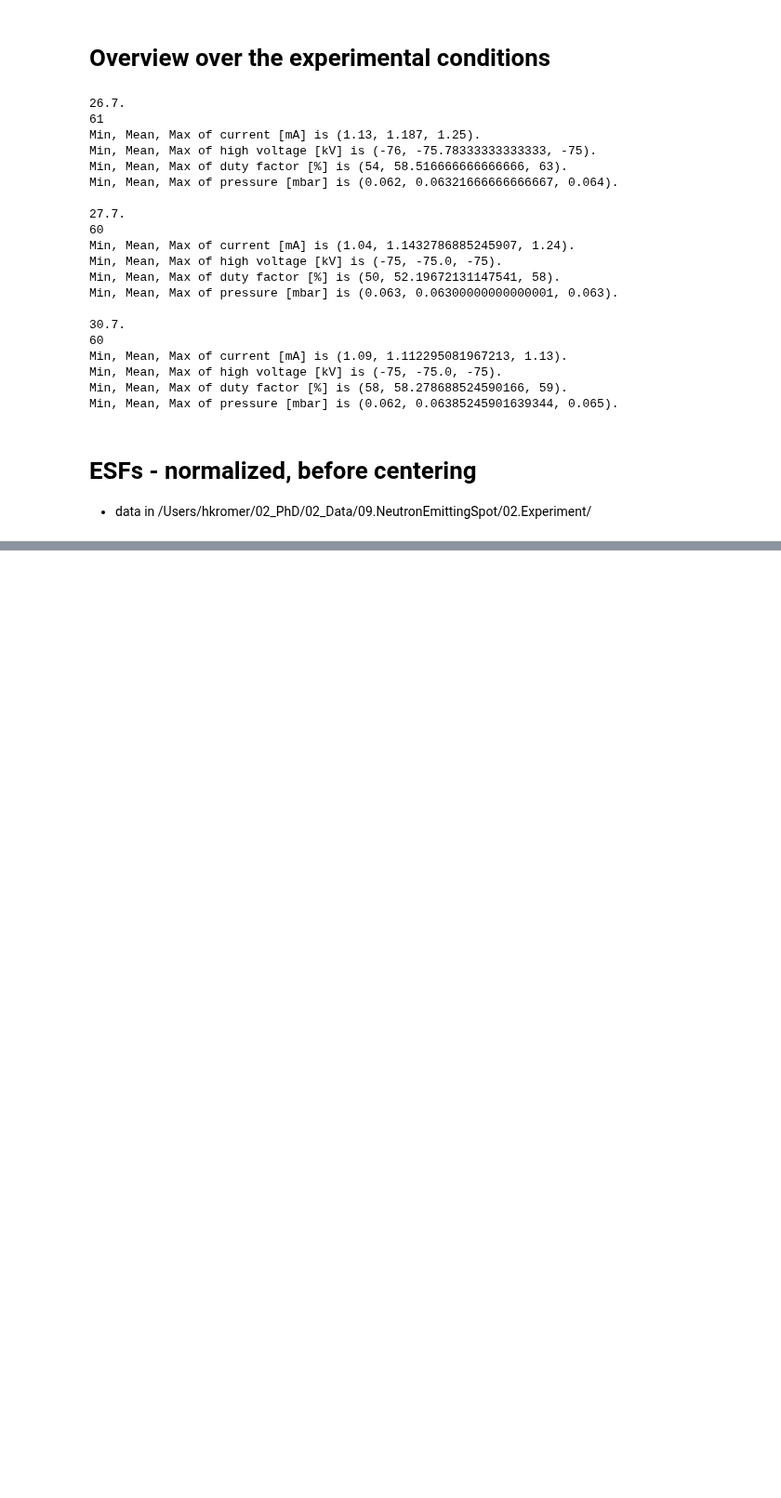
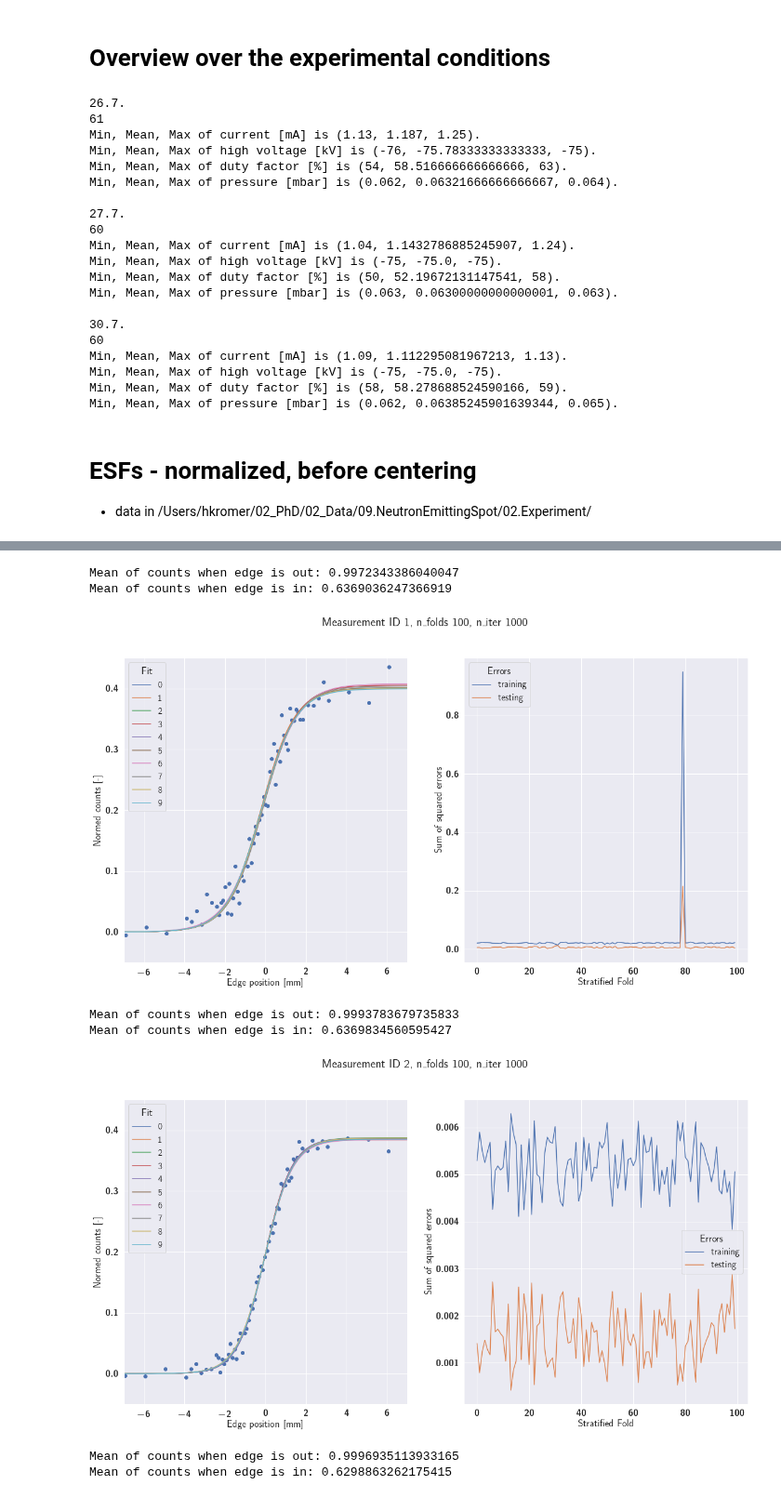
Before and after one commit to kromerh/phd_python, a Jupyter notebook: 04_emitting_spot_size/02.Experiment.withErrorsAndOptimize.ipynb, the cells around one changed output, grey strips where cells are left out. Shown at 93% size. Saved outputs shown, nothing was run; the diff lists cells and outputs as text; code cells hidden in the pictures; blank space fills up the shorter version.

```diff
--- a/04_emitting_spot_size/02.Experiment.withErrorsAndOptimize.ipynb
+++ b/04_emitting_spot_size/02.Experiment.withErrorsAndOptimize.ipynb
@@ -1192,0 +561,69 @@ np.linspace(0,2.5,2.5/99)
+# %%
+def normalize(data, col, threshold=-4):
+    """
+    Normalize the data based on column col with threshold
+    """
+    norm = data[ data.loc[:, 'edge_pos_centered'] < -4 ].loc[:, 'cps_new_normed'].mean()
+
+    data[col] = data[col] - norm # shift so that left side is 0
+    return data
+# %%
+train_size = 0.95
+n_folds = 100
+n_iter = 1000
+FWHMs = []
+all_p_finals = []
+all_training_errors = []
+
+for ID in datasets.keys():
+    data = datasets[ID]
+    # normalize the counts and so on
+    data = process_data(data)
+    data = center_dataset(data, colname='cps_new_normed')
+    datasets_processed[ID] = data
+
+    threshold = -5 # smaller then -4: edge is fully in
+    data = normalize(data, col='cps_new_normed', threshold=threshold) # normalize the y values when edge fully in
+
+    X = data['edge_pos_centered'].values
+    Y = data['cps_new_normed'].values
+
+    # p_finals, training_errors, testing_errors = compare_models(X, Y, train_size=0.8, n_folds=50, n_iter=50)
+    p_finals, training_errors, testing_errors = compare_models(X, Y, train_size, n_folds, n_iter)
+    p_finals_sample = p_finals[0:10]
+    all_p_finals.append(p_finals)
+    all_training_errors.append(training_errors)
+    c = 2.*np.log(3 + 2 *np.sqrt(2))
+    FWHMs.append(c * np.abs( np.asarray(p_finals)[:,2]) )
+    sns.set(font_scale=1.5, context='notebook')
+    fig, axs = plt.subplots(1, 2, figsize=(20, 10))
+    fig.suptitle(f'Measurement ID {ID}, n\_folds {n_folds}, n\_iter {n_iter}')
+    x = np.linspace(-10,10,1000)
+
+    for ii, p in enumerate(p_finals_sample):
+        Y_pred = model(x, *p)
+        axs[0].plot(x, Y_pred, label=str(ii))
+
+#     axs[0].plot(X_fit, Y_fit, '--', color='red', label='curve\_fit')
+    axs[0].scatter(X, Y)
+    axs[0].set_xlim(-7, 7)
+    axs[0].set_ylim(-0.05, 0.45)
+    axs[0].legend(title='Fit')
+    axs[0].set_xlabel('Edge position [mm]')
+    axs[0].set_ylabel('Normed counts [-]')
+
+    axs[1].plot(training_errors, label='training')
+    axs[1].plot(testing_errors, label='testing')
+    axs[1].legend(title='Errors')
+    axs[1].set_xlabel('Stratified Fold')
+    axs[1].set_ylabel('Sum of squared errors')
+    plt.show()
+# %% [output]
+Mean of counts when edge is out: 0.9972343386040047
+Mean of counts when edge is in: 0.6369036247366919
+[figure, added]
+Mean of counts when edge is out: 0.9993783679735833
+Mean of counts when edge is in: 0.6369834560595427
+[figure, added]
+Mean of counts when edge is out: 0.9996935113933165
+Mean of counts when edge is in: 0.6298863262175415
```
Also changed, not shown: parts of 47 cells of this notebook, 39 other files.
